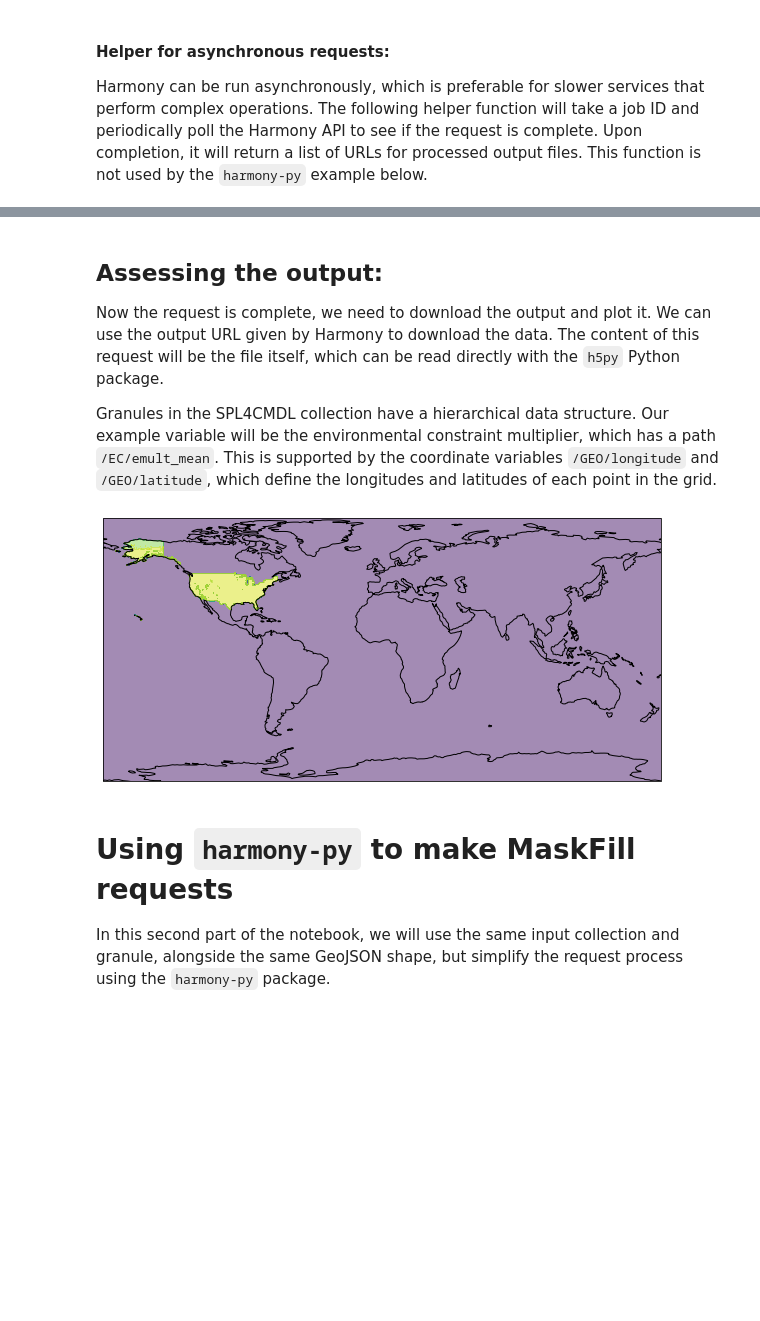
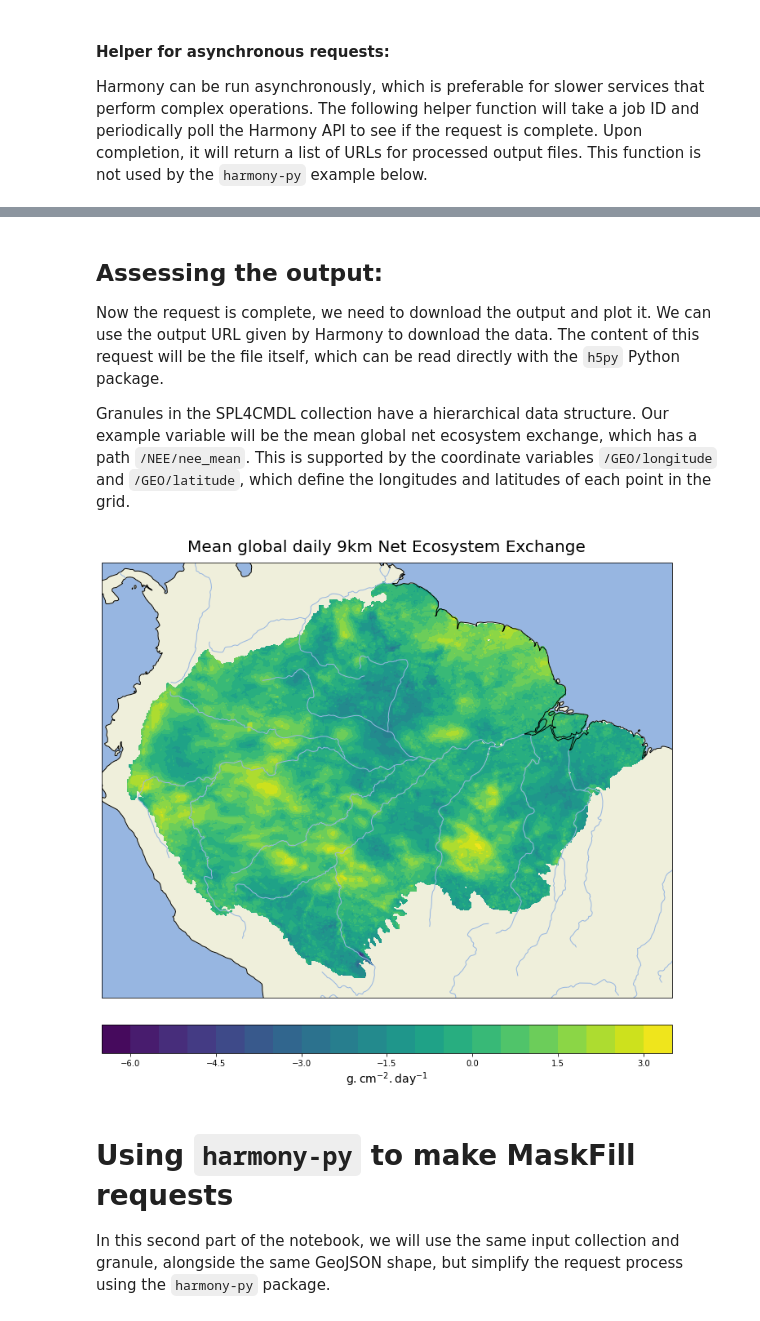
Before and after one commit to nasa/harmony-maskfill, a Jupyter notebook: doc/HarmonyMaskFill.ipynb, the cells around one changed output, grey strips where cells are left out. Cells and saved outputs as stored; diff of their text form; code cells hidden in the pictures; blank space fills up the shorter version.

Commit message:
DAS-1016 - Update Jupyter notebook documentation use-case to to Amazon river basin.

```diff
--- a/doc/HarmonyMaskFill.ipynb
+++ b/doc/HarmonyMaskFill.ipynb
@@ -200,7 +231,7 @@ variable = 'all'
 
 # Construct the URL, shape file and data parameters for the request
 request_url = f'{harmony_host_url}/{collection_id}/ogc-api-coverages/1.0.0/collections/{variable}/coverage/rangeset'
-shape_file = 'USA.geojson', open('USA.geojson', 'r'), 'application/geo+json'
+shape_file = 'amazon_basin.geo.json', open('amazon_basin.geo.json', 'r'), 'application/geo+json'
 data = {'granuleid': granule_id, 'forceAsync': 'true'}
 
 # Make the initial asynchronous request, which should return a job ID:
@@ -222,7 +253,7 @@ Output data URLs: ['https://harmony.uat.earthdata.nasa.gov/service-results/harmo
 
 Now the request is complete, we need to download the output and plot it. We can use the output URL given by Harmony to download the data. The content of this request will be the file itself, which can be read directly with the `h5py` Python package.
 
-Granules in the SPL4CMDL collection have a hierarchical data structure. Our example variable will be the environmental constraint multiplier, which has a path `/EC/emult_mean`. This is supported by the coordinate variables `/GEO/longitude` and `/GEO/latitude`, which define the longitudes and latitudes of each point in the grid.
+Granules in the SPL4CMDL collection have a hierarchical data structure. Our example variable will be the mean global net ecosystem exchange, which has a path `/NEE/nee_mean`. This is supported by the coordinate variables `/GEO/longitude` and `/GEO/latitude`, which define the longitudes and latitudes of each point in the grid.
 # %%
 from h5py import File as H5File
 from io import BytesIO
@@ -235,9 +266,11 @@ output_data_response = requests.get(output_urls[0])
 data = H5File(BytesIO(output_data_response.content), 'r')
 # %%
 # Plot the masked environmental constraint multiplier:
-plot_variable(data['/EC/emult_mean'], data['/GEO/longitude'], data['/GEO/latitude'])
+plot_variable(data['/NEE/nee_mean'], data['/GEO/longitude'], data['/GEO/latitude'],
+              fill_value=-9999.0, title='Mean global daily 9km Net Ecosystem Exchange',
+              colourbar_units=r'$\mathregular{g.cm^{-2}.day^{-1}}$')
 # %% [output]
-[figure, old version]
+[figure, new version]
 # %% [markdown]
 # Using `harmony-py` to make MaskFill requests
 
```
Also changed, not shown: parts of 23 cells of this notebook, 3 other files.
